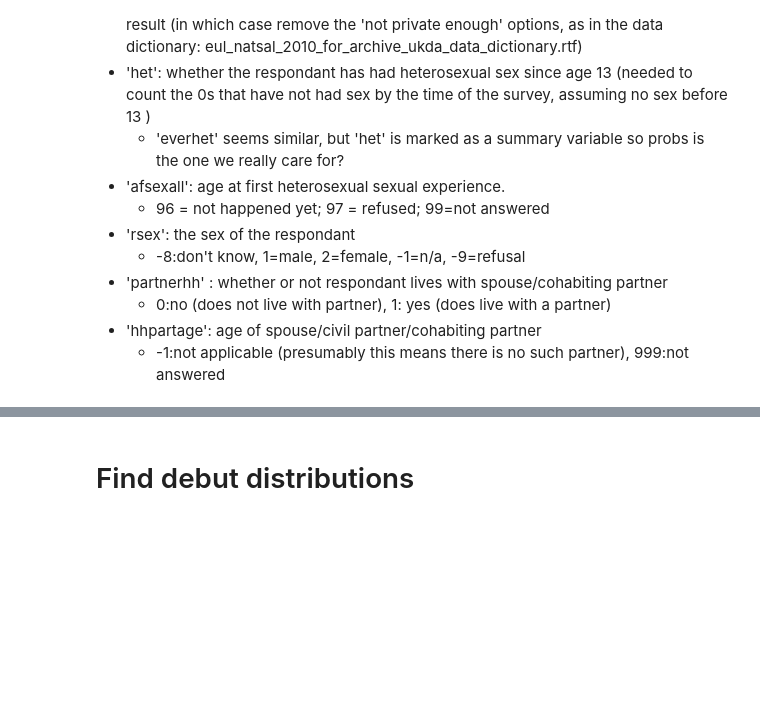
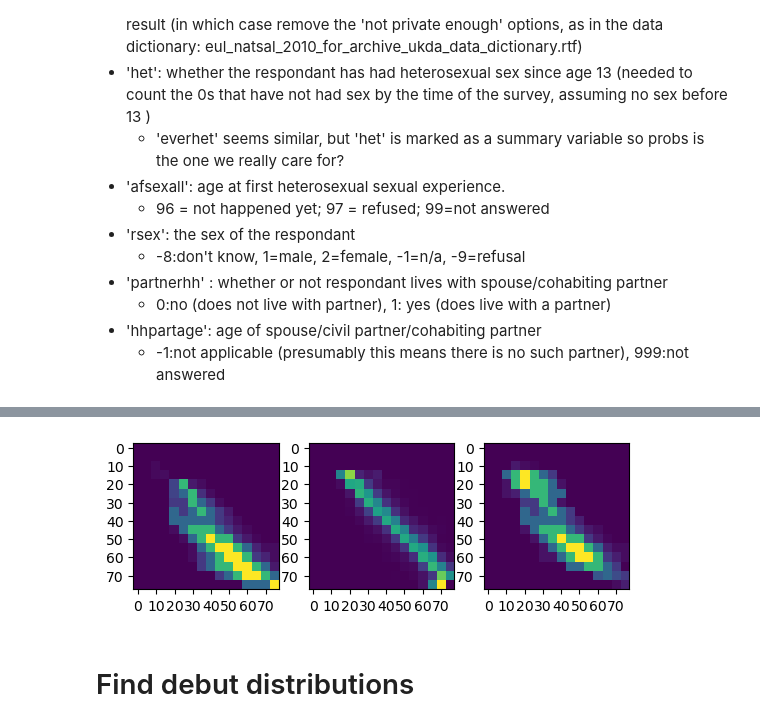
Before and after one commit to fabiansturman/HPVScreeningProject, a Jupyter notebook: literatureAnalysis/Natsal/natsal_analysis.ipynb, the cells around one changed output, grey strips where cells are left out. Drawn from its saved outputs; the diff is of its cells as text; code cells hidden in the pictures; blank space fills up the shorter version.

```diff
--- a/literatureAnalysis/Natsal/natsal_analysis.ipynb
+++ b/literatureAnalysis/Natsal/natsal_analysis.ipynb
@@ -56,0 +102,11 @@ Columns that matter to me:
+# %%
+def add_row_starts(mat, bins):
+    """
+    Adds required starts of rows to the mixing matrix mat, according to provided bins
+    """
+    final_mat = np.zeros(shape=(mat.shape[0], mat.shape[1]+1))
+    for i in range(mat.shape[0]):
+        final_mat[i] = np.concat([[bins[i]], mat[i,:]])
+    return final_mat
+# %%
+married_matrix_natsal = add_row_starts(mixing_matrix, age_bins)
@@ -57,3 +122,18 @@ Columns that matter to me:
+# %%
+fig, axs = plt.subplots(1,3)
+
+axs[0].imshow(np.array(married_matrix_s)[:,1:])
+axs[1].imshow(np.array(married_matrix_natsal)[:,1:])
+axs[2].imshow(np.array(casual_matrix_s)[:,1:])
+
+for i in range(3):
+    axs[i].set_xticks([0,2,4,6,8,10,12,14],[0,10,20,30,40,50,60,70])
+    axs[i].set_yticks([0,2,4,6,8,10,12,14],[0,10,20,30,40,50,60,70])
+
+
+plt.show()
+# %% [output]
+[figure, added]
 # %% [markdown]
 # Find debut distributions
 # %%
```
Also changed, not shown: parts of 9 cells of this notebook, 7 other files.
